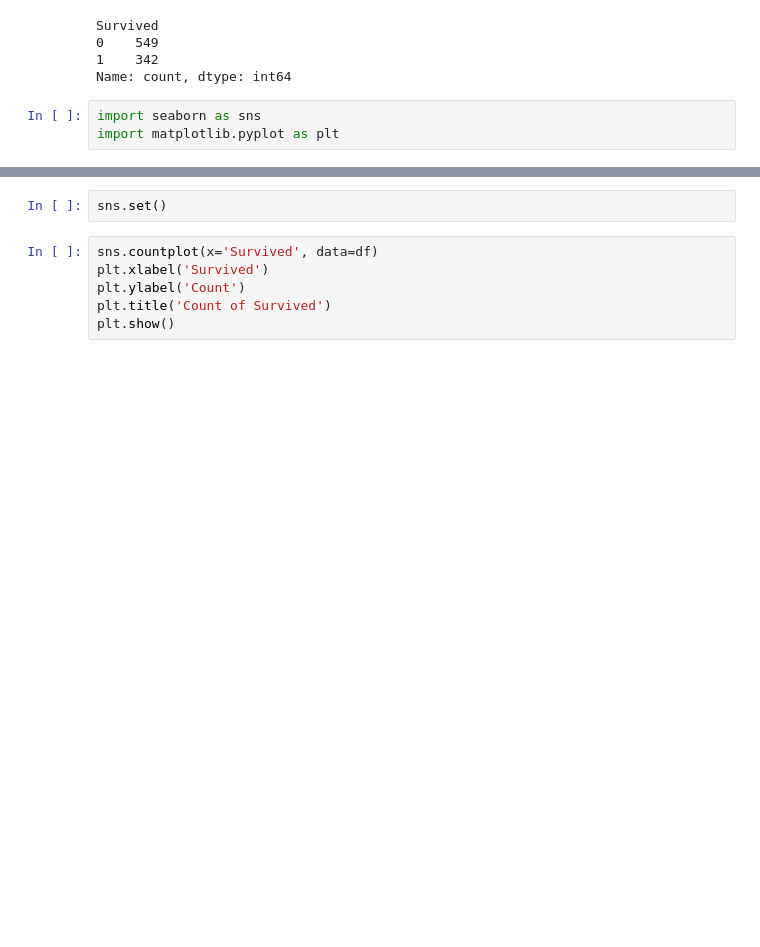
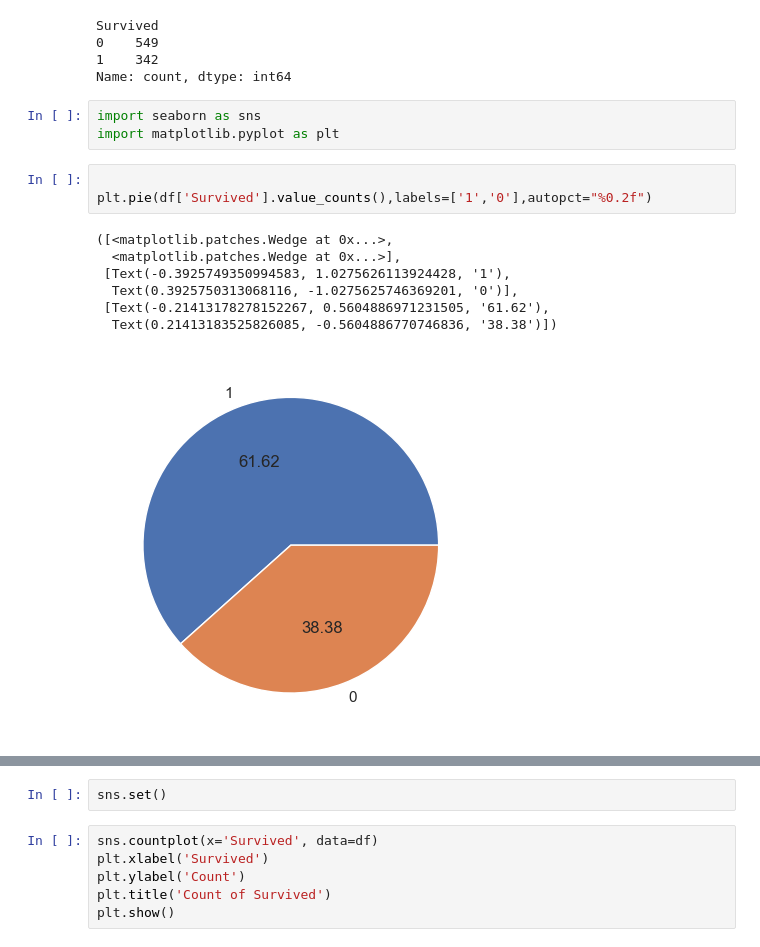
Before and after one commit to Mobisafrankline/Titanic-classifier, a Jupyter notebook: Titanic-classification.ipynb, the cells around one changed output, grey strips where cells are left out. Cells and saved outputs as stored; diff of their text form; blank space fills up the shorter version.

```diff
--- a/Titanic-classification.ipynb
+++ b/Titanic-classification.ipynb
@@ -183,3 +183,14 @@ Name: count, dtype: int64
 # %%
 import seaborn as sns
 import matplotlib.pyplot as plt
+# %%
+
+plt.pie(df['Survived'].value_counts(),labels=['1','0'],autopct="%0.2f")
+# %% [output]
+([<matplotlib.patches.Wedge at 0x...>,
+  <matplotlib.patches.Wedge at 0x...>],
+ [Text(-0.3925749350994583, 1.0275626113924428, '1'),
+  Text(0.3925750313068116, -1.0275625746369201, '0')],
+ [Text(-0.21413178278152267, 0.5604886971231505, '61.62'),
+  Text(0.21413183525826085, -0.5604886770746836, '38.38')])
+[figure, added]
```
Also changed, not shown: parts of 4 cells of this notebook.
